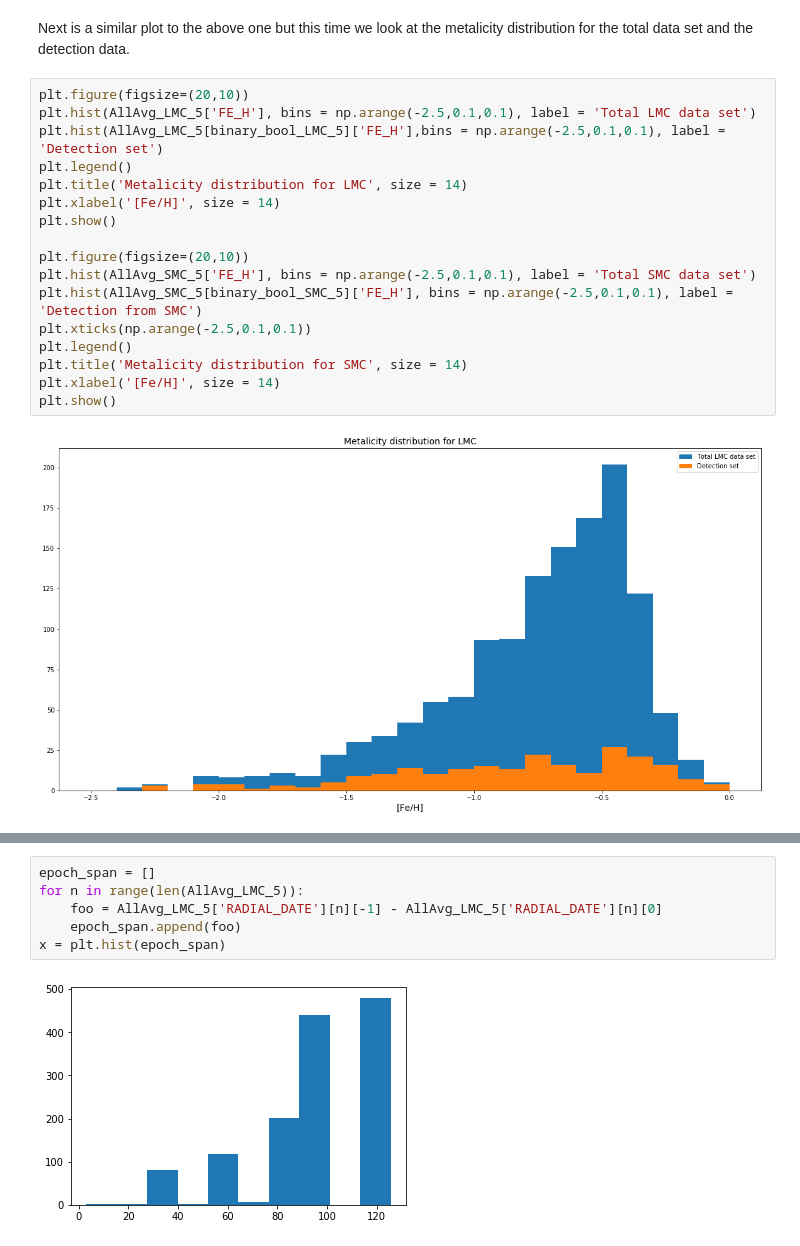
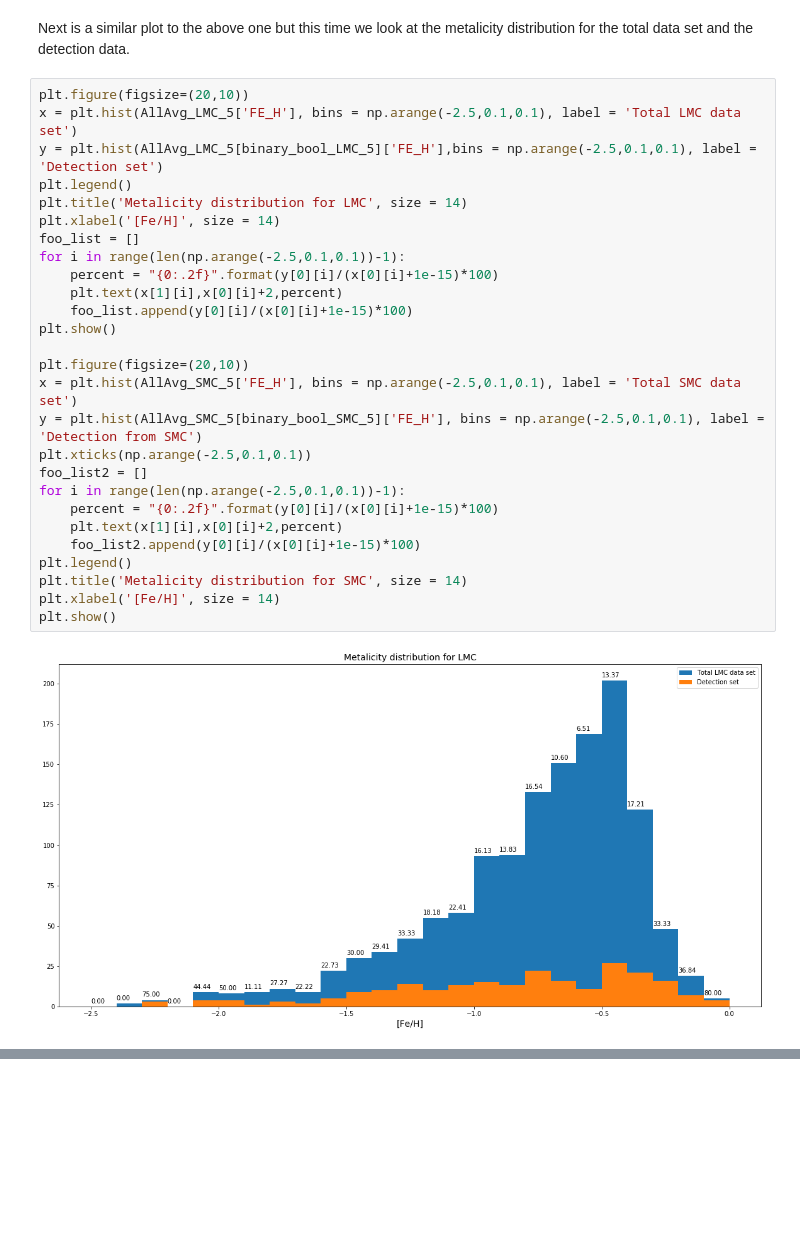
Before and after one commit to CodyDBrown/Binary-Search, a Jupyter notebook: Error Plots.ipynb, the cells around one changed output, grey strips where cells are left out. Saved outputs shown, nothing was run; the diff lists cells and outputs as text; blank space fills up the shorter version.

```diff
--- a/Error Plots.ipynb
+++ b/Error Plots.ipynb
@@ -230,20 +214,30 @@ plt.show()
 Next is a similar plot to the above one but this time we look at the metalicity distribution for the total data set and the detection data.
 # %%
 plt.figure(figsize=(20,10))
-plt.hist(AllAvg_LMC_5['FE_H'], bins = np.arange(-2.5,0.1,0.1), label = 'Total LMC data set')
-plt.hist(AllAvg_LMC_5[binary_bool_LMC_5]['FE_H'],bins = np.arange(-2.5,0.1,0.1), label = 'Detection set')
+x = plt.hist(AllAvg_LMC_5['FE_H'], bins = np.arange(-2.5,0.1,0.1), label = 'Total LMC data set')
+y = plt.hist(AllAvg_LMC_5[binary_bool_LMC_5]['FE_H'],bins = np.arange(-2.5,0.1,0.1), label = 'Detection set')
 plt.legend()
 plt.title('Metalicity distribution for LMC', size = 14)
 plt.xlabel('[Fe/H]', size = 14)
+foo_list = []
+for i in range(len(np.arange(-2.5,0.1,0.1))-1):
+    percent = "{0:.2f}".format(y[0][i]/(x[0][i]+1e-15)*100)
+    plt.text(x[1][i],x[0][i]+2,percent)
+    foo_list.append(y[0][i]/(x[0][i]+1e-15)*100)
 plt.show()
 
 plt.figure(figsize=(20,10))
-plt.hist(AllAvg_SMC_5['FE_H'], bins = np.arange(-2.5,0.1,0.1), label = 'Total SMC data set')
-plt.hist(AllAvg_SMC_5[binary_bool_SMC_5]['FE_H'], bins = np.arange(-2.5,0.1,0.1), label = 'Detection from SMC')
+x = plt.hist(AllAvg_SMC_5['FE_H'], bins = np.arange(-2.5,0.1,0.1), label = 'Total SMC data set')
+y = plt.hist(AllAvg_SMC_5[binary_bool_SMC_5]['FE_H'], bins = np.arange(-2.5,0.1,0.1), label = 'Detection from SMC')
 plt.xticks(np.arange(-2.5,0.1,0.1))
+foo_list2 = []
+for i in range(len(np.arange(-2.5,0.1,0.1))-1):
+    percent = "{0:.2f}".format(y[0][i]/(x[0][i]+1e-15)*100)
+    plt.text(x[1][i],x[0][i]+2,percent)
+    foo_list2.append(y[0][i]/(x[0][i]+1e-15)*100)
 plt.legend()
 plt.title('Metalicity distribution for SMC', size = 14)
 plt.xlabel('[Fe/H]', size = 14)
 plt.show()
 # %% [output]
-[figure, old version]
+[figure, new version]
@@ -251,8 +244,0 @@ plt.show()
-# %%
-epoch_span = []
-for n in range(len(AllAvg_LMC_5)):
-    foo = AllAvg_LMC_5['RADIAL_DATE'][n][-1] - AllAvg_LMC_5['RADIAL_DATE'][n][0]
-    epoch_span.append(foo)
-x = plt.hist(epoch_span)
-# %% [output]
-[figure, removed]
```
Also changed, not shown: parts of 16 cells of this notebook.
